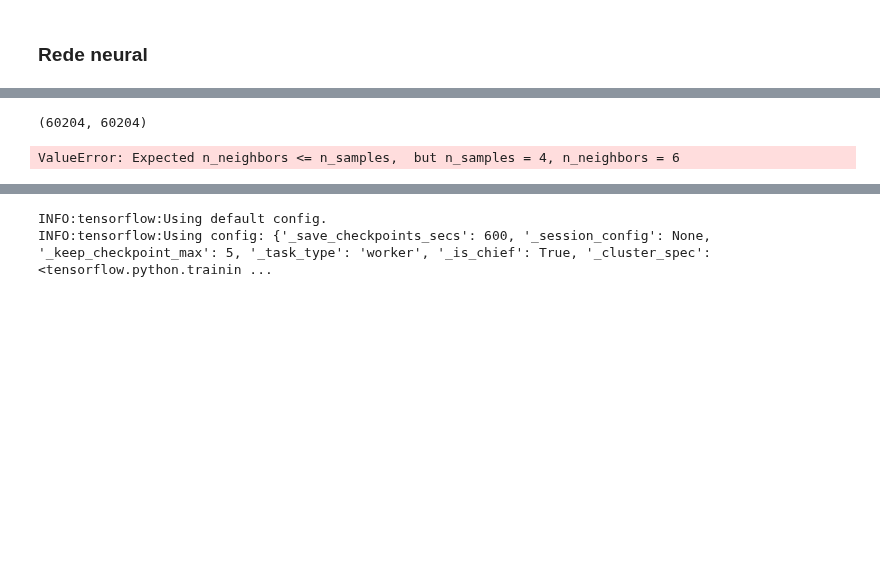
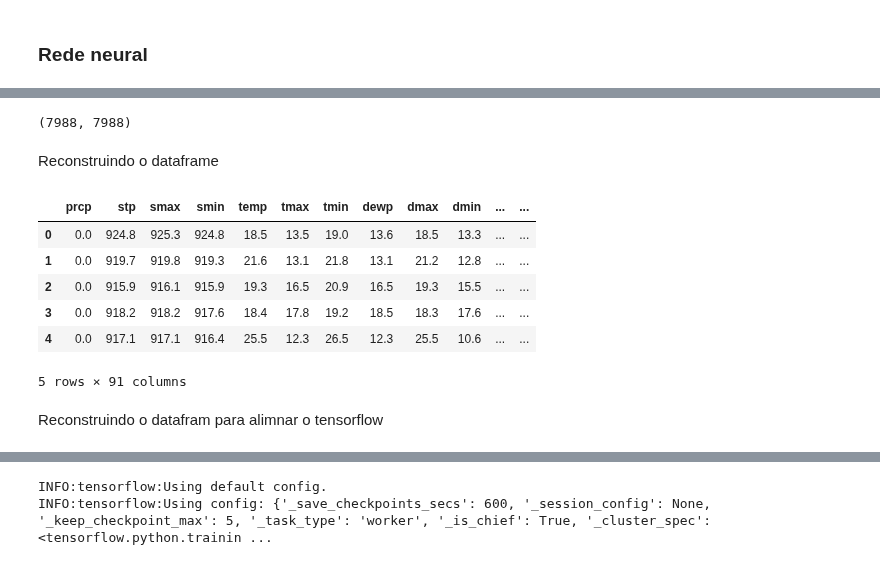
Before and after one commit to dedeco/bigclima-project, a Jupyter notebook: notebooks/graphs-zarate-nn1.ipynb, the cells around one changed output, grey strips where cells are left out. Drawn from its saved outputs; the diff is of its cells as text; code cells hidden in the pictures; blank space fills up the shorter version.

```diff
--- a/notebooks/graphs-zarate-nn1.ipynb
+++ b/notebooks/graphs-zarate-nn1.ipynb
@@ -418,8 +470,9 @@ sm = SMOTE(random_state=12)
-# %%
-print (len(X_train),len(y_train))
-# %% [output]
-(60204, 60204)
-# %%
-X_train, y_train = sm.fit_sample(X_train, y_train)
-# %% [output]
-ValueError: Expected n_neighbors <= n_samples,  but n_samples = 4, n_neighbors = 6
+# %%
+len(X_resampled), len(y_resampled)
+# %% [output]
+(7988, 7988)
+# %% [markdown]
+<p>Reconstruindo o dataframe</p>
+# %%
+#X_train = pd.DataFrame(X_train_over, columns = X_train.columns)
+X_train = pd.DataFrame(X_resampled, columns = X_train.columns)
@@ -425,0 +482,10 @@ ValueError: Expected n_neighbors <= n_samples,  but n_samples = 4, n_neighbors =
+# %%
+X_train.head()
+# %% [output]
+|  | prcp | stp | smax | smin | temp | tmax | tmin | dewp | dmax | dmin | ... | ... |
+| 0 | 0.0 | 924.8 | 925.3 | 924.8 | 18.5 | 13.5 | 19.0 | 13.6 | 18.5 | 13.3 | ... | ... |
+| 1 | 0.0 | 919.7 | 919.8 | 919.3 | 21.6 | 13.1 | 21.8 | 13.1 | 21.2 | 12.8 | ... | ... |
+| 2 | 0.0 | 915.9 | 916.1 | 915.9 | 19.3 | 16.5 | 20.9 | 16.5 | 19.3 | 15.5 | ... | ... |
+| 3 | 0.0 | 918.2 | 918.2 | 917.6 | 18.4 | 17.8 | 19.2 | 18.5 | 18.3 | 17.6 | ... | ... |
+| 4 | 0.0 | 917.1 | 917.1 | 916.4 | 25.5 | 12.3 | 26.5 | 12.3 | 25.5 | 10.6 | ... | ... |
+5 rows × 91 columns
@@ -425,0 +495,2 @@ ValueError: Expected n_neighbors <= n_samples,  but n_samples = 4, n_neighbors =
+# %% [markdown]
+<p>Reconstruindo o datafram para alimnar o tensorflow</p>
```
Also changed, not shown: parts of 39 cells of this notebook.
